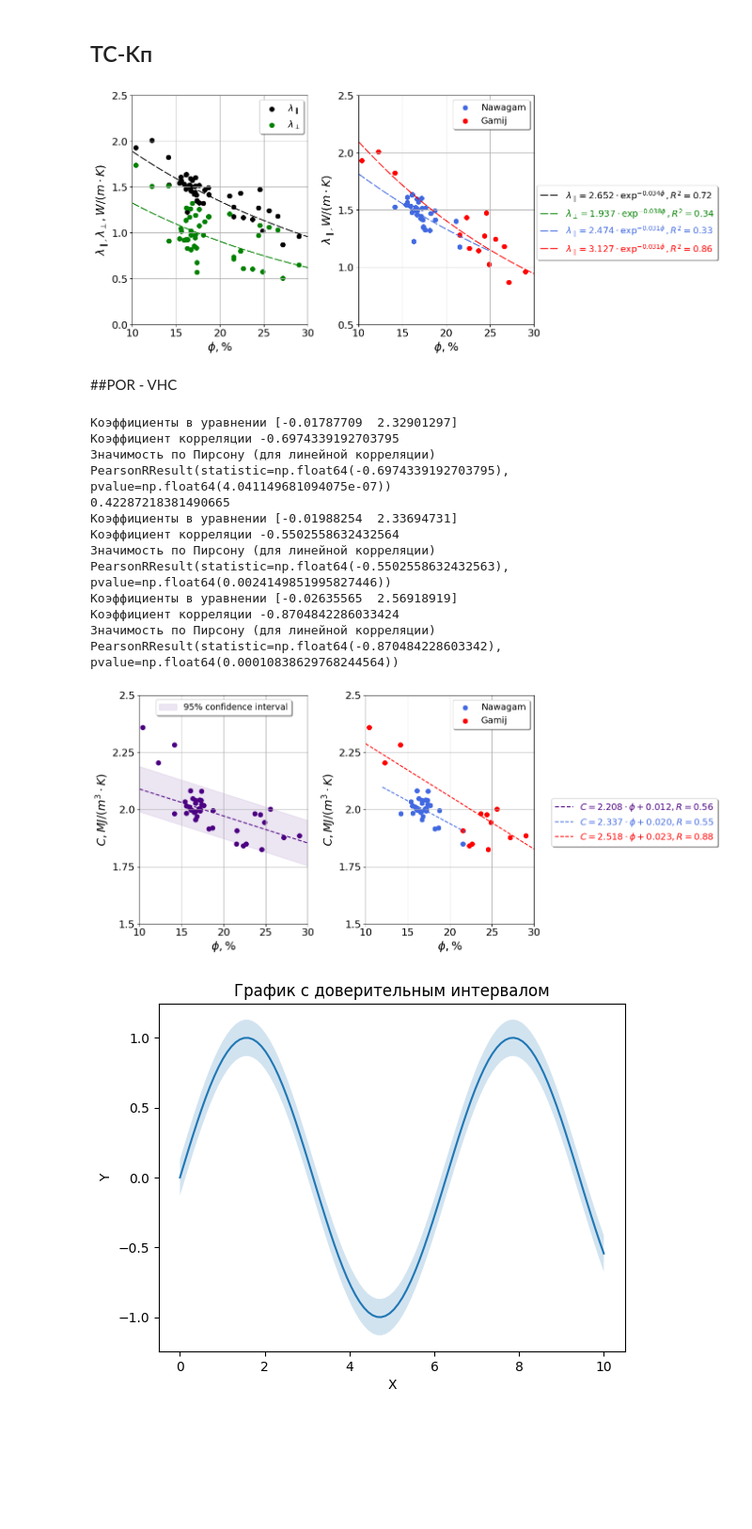
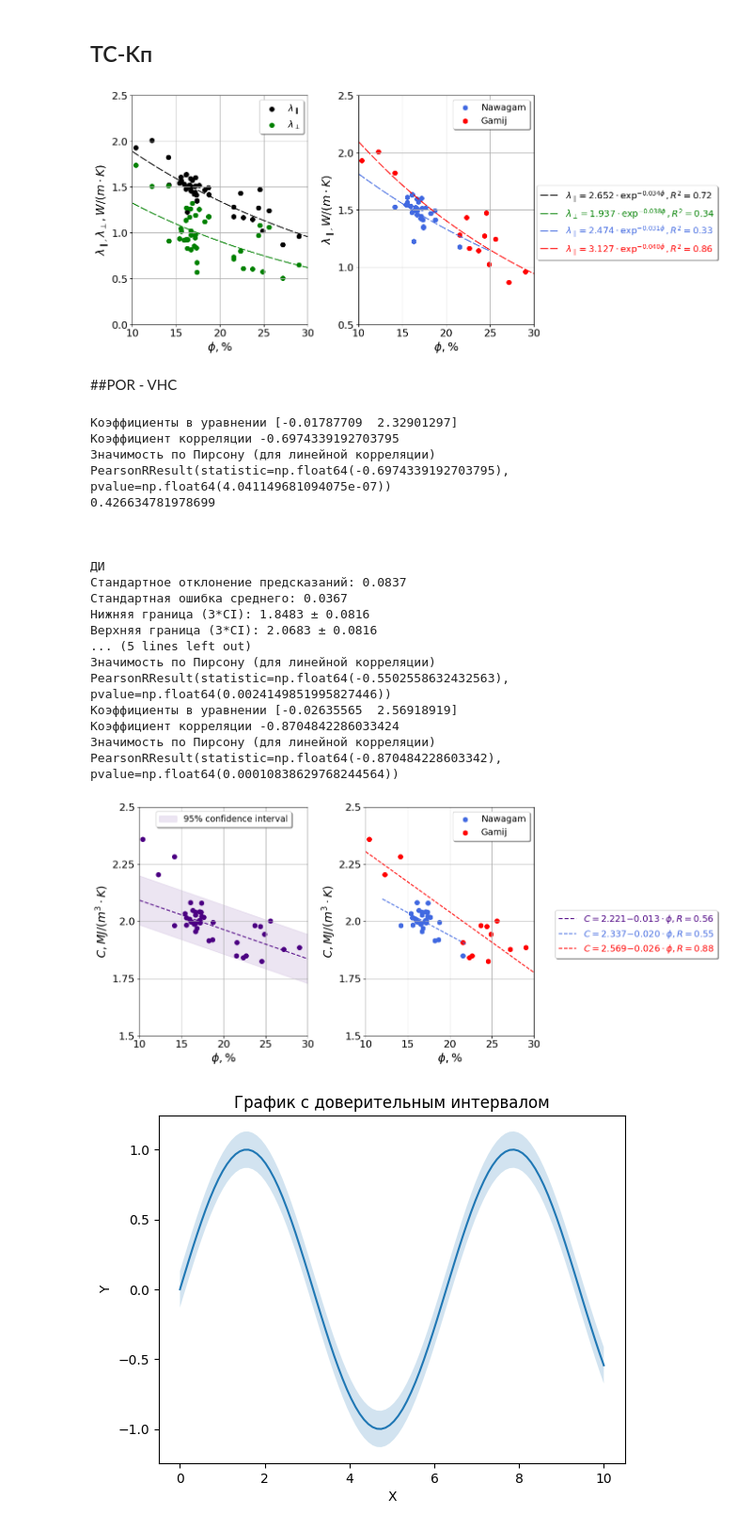
Before and after one commit to MariiaKalinina/India-2, a Jupyter notebook: INDIA_2_processing_eng.ipynb, the cells around one changed output. Shown at 94% size. Drawn from its saved outputs; the diff is of its cells as text; code cells hidden in the pictures; blank space fills up the shorter version.

```diff
--- a/INDIA_2_processing_eng.ipynb
+++ b/INDIA_2_processing_eng.ipynb
@@ -1157,7 +1157,7 @@ label_font_weight='bold'
 
 
         ### perp
-popt_gamij = [3.1271, -0.031]
+popt_gamij = [3.1271, -0.04]
 c_gamij = 0.86
 Gamij = Gamij.sort_values(by=x_value)
 perp_pred = gamij(np.linspace(10, 30, 50))
@@ -1178,34 +1178,34 @@ label_font_weight='bold'
 legend3 = fig.legend(
                     handles=[line1, line2, line3, line4],
                     loc='center right',
                      fancybox=True, shadow=True, ncol=1,
                      fontsize=14,
                     bbox_to_anchor=(1.38, 0.5), labelcolor=['Black', 'Green', 'RoyalBlue', 'Red']
                     )
 
 
 # line3= axs[1].scatter(Nawagam[x_value], Nawagam[y1_value], color='RoyalBlue',
 #                       s=50, label='Навагам')
 # line4= axs[1].scatter(Gamij[x_value], Gamij[y1_value], color='Red',
 #                       s=50, label='Гамидж')
 # # plt.legend(handles=[line1, line2], fontsize=14)
 
 # legend4 = fig.legend(
 #                     handles=[line3, line4],
 #                     loc='upper right',
 #                      fancybox=True, shadow=True, ncol=1,
 #                      fontsize=14,
 #                     bbox_to_anchor=(0.965, 0.97)
 #                     )
 plt.savefig('india#2_por_VS_TC_3.jpg', dpi=300, bbox_inches='tight')
 
 import warnings
 warnings.filterwarnings("ignore", message="No artists with labels found to put in legend")
 
 
 plt.show()
 # %% [output]
-[figure, old version]
+[figure, new version]
 # %%
 # path = Path(r'/Users/maryiakalinina/Desktop/DATA_INDIA#2.xlsx')
 path = Path(r'/content/India-2/INDIA#2_data.xlsx')
@@ -1263,7 +1263,7 @@ r = np.corrcoef(xdata_ar, ydata_ar)[0, 1]
 print('Значимость по Пирсону (для линейной корреляции)', pearsonr(xdata_ar, ydata_ar))
 
 def all_values(x):
-    return 2.2082-0.0118*x
+    return 2.2207-0.0128*x
 
 from sklearn.metrics import r2_score
 y_pred = all_values(df_ues[x_value])
@@ -1303,6 +1303,26 @@ lower = y - 3*ci
 upper = y + 3*ci
 axs[0].fill_between(x, lower, upper, alpha=0.1, label=f'95% confidence interval', color='indigo')
 
+print('\n\n')
+print('ДИ')
+
+# Ваши данные
+# y_pred1 = all_values(np.linspace(10, 31, 20))  # Предположим, это предсказанные значения
+# x = np.linspace(10, 31, 20)
+y = y_pred1
+
+# Ваш метод расчёта ДИ
+std_y = np.std(y, ddof=1)  # Стандартное отклонение с поправкой Бесселя (n-1)
+n = len(y)
+ci = 1.96 * std_y / np.sqrt(n)  # 95% ДИ для среднего
+lower = y - 3*ci  # Фактически 99.7% интервал (±3 сигма)
+upper = y + 3*ci
+
+print(f"Стандартное отклонение предсказаний: {std_y:.4f}")
+print(f"Стандартная ошибка среднего: {ci:.4f}")
+print(f"Нижняя граница (3*CI): {lower.mean():.4f} ± {np.std(lower):.4f}")
+print(f"Верхняя граница (3*CI): {upper.mean():.4f} ± {np.std(upper):.4f}")
+print('\n\n')
 
 # Создание графика
 # axs[0].plot(x, y)
@@ -1376,7 +1396,7 @@ g = np.corrcoef(xdata_ar, ydata_ar)[0, 1]
 print('Значимость по Пирсону (для линейной корреляции)', pearsonr(xdata_ar, ydata_ar))
 
 def gamij(x):
-    return 2.518-0.023*x
+    return 2.5692-0.0264*x
 
 # y_pred = gamij(Gamij_sort[x_value])
 # axs[1].plot(Gamij_sort[x_value], y_pred,
@@ -1385,23 +1405,23 @@ def gamij(x):
 
 plt.tight_layout()
 
-popt_n = [2.3369, 0.0199]
+popt_n = [2.3369, -0.0199]
 n = 0.55
 y_pred = nawagam(np.linspace(12, 22, 50))
 line2, = axs[1].plot(np.linspace(12, 22, 50), y_pred, linestyle='dashed',
             # dashes=[8, 2],
             color='RoyalBlue',
-            label='$C=%5.3f\cdot\phi+{%5.3f}, $' % tuple(popt_n) +'$R={%5.2f}$'%(abs(n)))
+            label='$C=%5.3f{%5.3f}\cdot\phi, $' % tuple(popt_n) +'$R={%5.2f}$'%(abs(n)))
 
-popt_g = [2.518, 0.023]
+popt_g = [2.5692, -0.0264]
 g = 0.88
 y_pred = gamij(np.linspace(10, 30, 50))
 line3, = axs[1].plot(np.linspace(10, 30, 50), y_pred, linestyle='dashed',
             # dashes=[4, 2],
             color='Red',
-            label='$C=%5.3f\cdot\phi+{%5.3f}, $' % tuple(popt_g) +'$R={%5.2f}$'%(abs(g)))
+            label='$C=%5.3f{%5.3f}\cdot\phi, $' % tuple(popt_g) +'$R={%5.2f}$'%(abs(g)))
 
-# plt.legend(handles=[line1, line2], fontsize=14)
+# plt.legendandles=[line1, line2], fontsize=14)
 
 
 # line1, = ax.plot(x, y, label='Line 1')
@@ -1410,13 +1430,14 @@ line3, = axs[1].plot(np.linspace(10, 30, 50), y_pred, linestyle='dashed',
 
 df_ues = df_ues.sort_values(by=x_value)
 
-popt_all = [2.2082, 0.0118]
+popt_all = [2.2207, -0.0128]
+
 r = 0.56
 y_pred = all_values(np.linspace(10, 30, 50))
 line1, = axs[0].plot(np.linspace(10, 30, 50), y_pred, linestyle='dashed',
             dashes=[4, 2],
             color='indigo',
-            label='$C=%5.3f\cdot\phi+{%5.3f}, $' % tuple(popt_all) +'$R={%5.2f}$'%(abs(r)))
+            label='$C=%5.3f{%5.3f}\cdot\phi, $' % tuple(popt_all) +'$R={%5.2f}$'%(abs(r)))
 
 
 # plt.legend(handles=[line1, line2], fontsize=14)
@@ -1442,14 +1463,21 @@ plt.show()
 Коэффициенты в уравнении [-0.01787709  2.32901297]
 Коэффициент корреляции -0.6974339192703795
 Значимость по Пирсону (для линейной корреляции) PearsonRResult(statistic=np.float64(-0.6974339192703795), pvalue=np.float64(4.041149681094075e-07))
-0.42287218381490665
-Коэффициенты в уравнении [-0.01988254  2.33694731]
-Коэффициент корреляции -0.5502558632432564
+0.426634781978699
+
+
+
+ДИ
+Стандартное отклонение предсказаний: 0.0837
+Стандартная ошибка среднего: 0.0367
+Нижняя граница (3*CI): 1.8483 ± 0.0816
+Верхняя граница (3*CI): 2.0683 ± 0.0816
+... (5 lines left out)
 Значимость по Пирсону (для линейной корреляции) PearsonRResult(statistic=np.float64(-0.5502558632432563), pvalue=np.float64(0.0024149851995827446))
 Коэффициенты в уравнении [-0.02635565  2.56918919]
 Коэффициент корреляции -0.8704842286033424
 Значимость по Пирсону (для линейной корреляции) PearsonRResult(statistic=np.float64(-0.870484228603342), pvalue=np.float64(0.00010838629768244564))
-[figure, old version]
+[figure, new version]
 # %%
 import matplotlib.pyplot as plt
 import numpy as np
```
